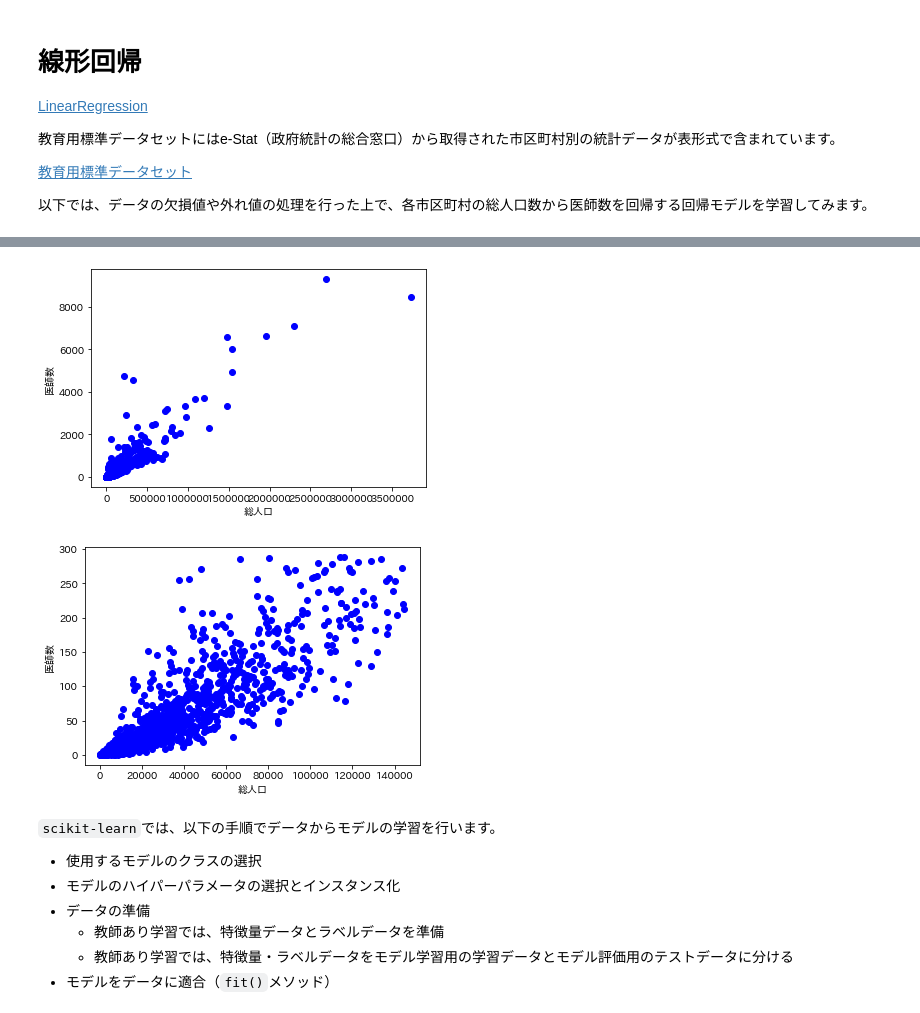
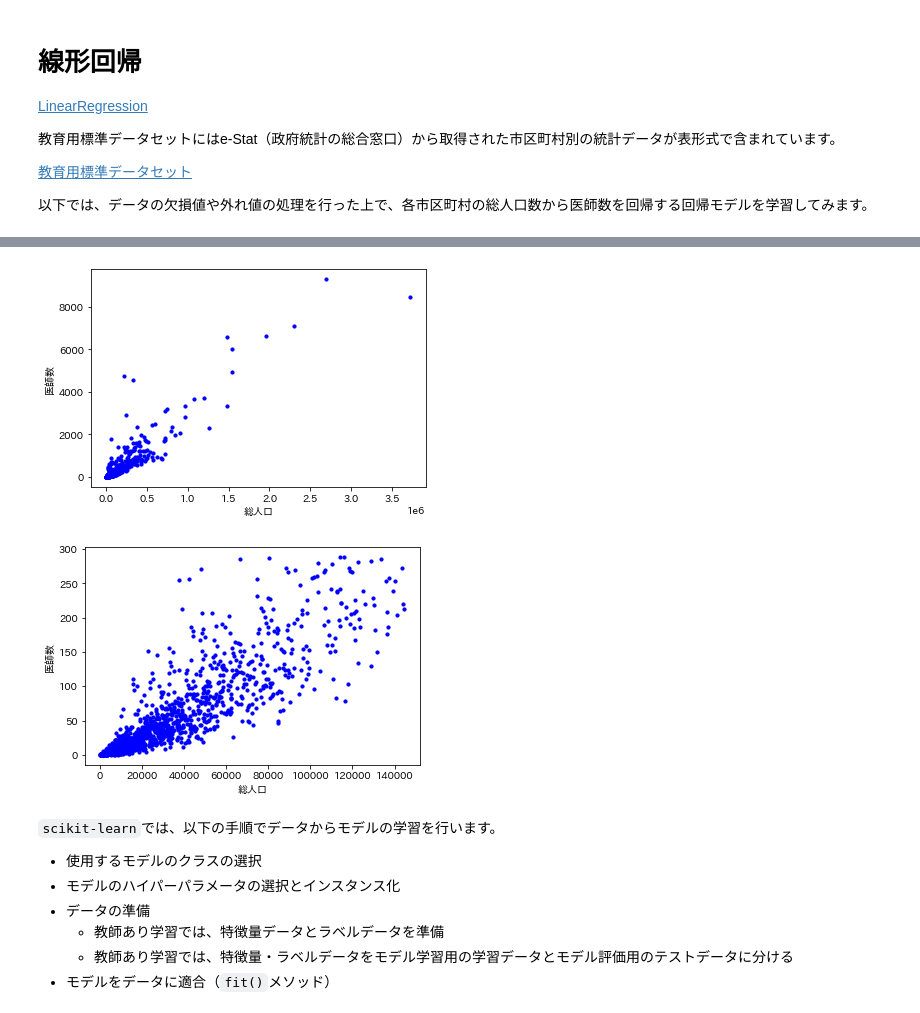
Before and after one commit to UTDataMining/2022A, a Jupyter notebook: lab8/linearregression.ipynb, the cells around one changed output, grey strips where cells are left out. Cells and saved outputs as stored; diff of their text form; code cells hidden in the pictures.

```diff
--- a/lab8/linearregression.ipynb
+++ b/lab8/linearregression.ipynb
@@ -33,10 +66,10 @@ df = df[['市区町村','総人口','医師数']]
 # 散布図
 plt.xlabel('総人口')
 plt.ylabel('医師数')
-plt.scatter(df['総人口'], df['医師数'], color='blue')
+plt.scatter(df['総人口'], df['医師数'], color='blue', s=10)
 plt.show()
 # %% [output]
-[figure, old version]
+[figure, new version]
 # %%
 # 欠損値の処理
 # 総人口が0の市町村は除く
@@ -55,11 +88,11 @@ df = df.dropna()
 # %%
 # 散布図
 plt.xlabel('総人口')
 plt.ylabel('医師数')
-plt.scatter(df['総人口'], df['医師数'], color='blue')
+plt.scatter(df['総人口'], df['医師数'], color='blue', s=10)
 plt.show()
 # %% [output]
-[figure, old version]
+[figure, new version]
 # %% [markdown]
 `scikit-learn`では、以下の手順でデータからモデルの学習を行います。
 - 使用するモデルのクラスの選択
```
Also changed, not shown: parts of 9 cells of this notebook.
